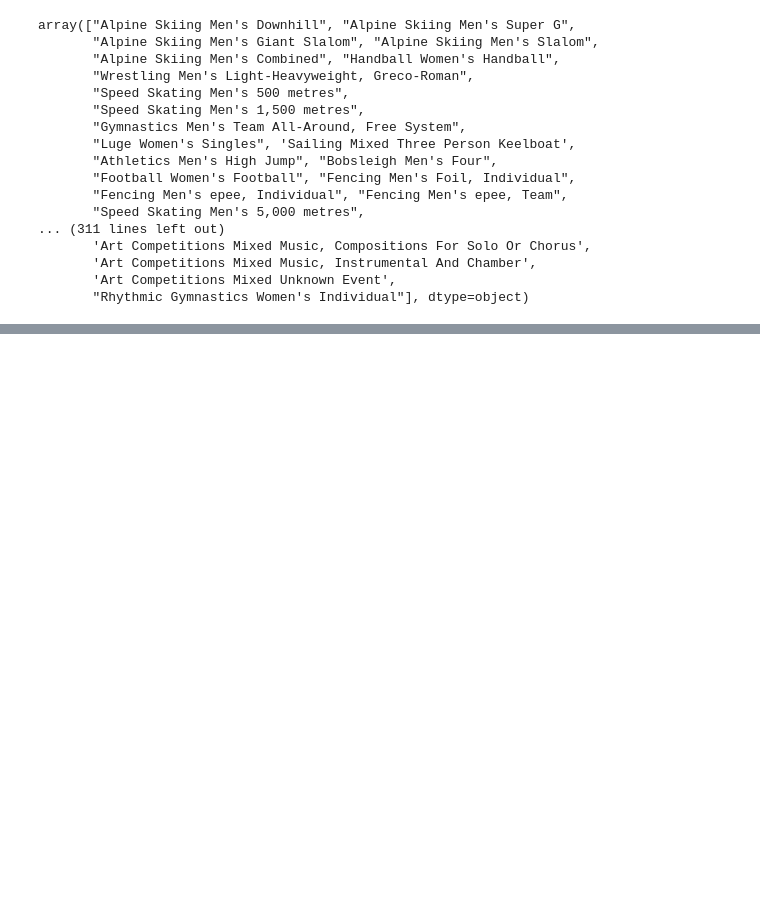
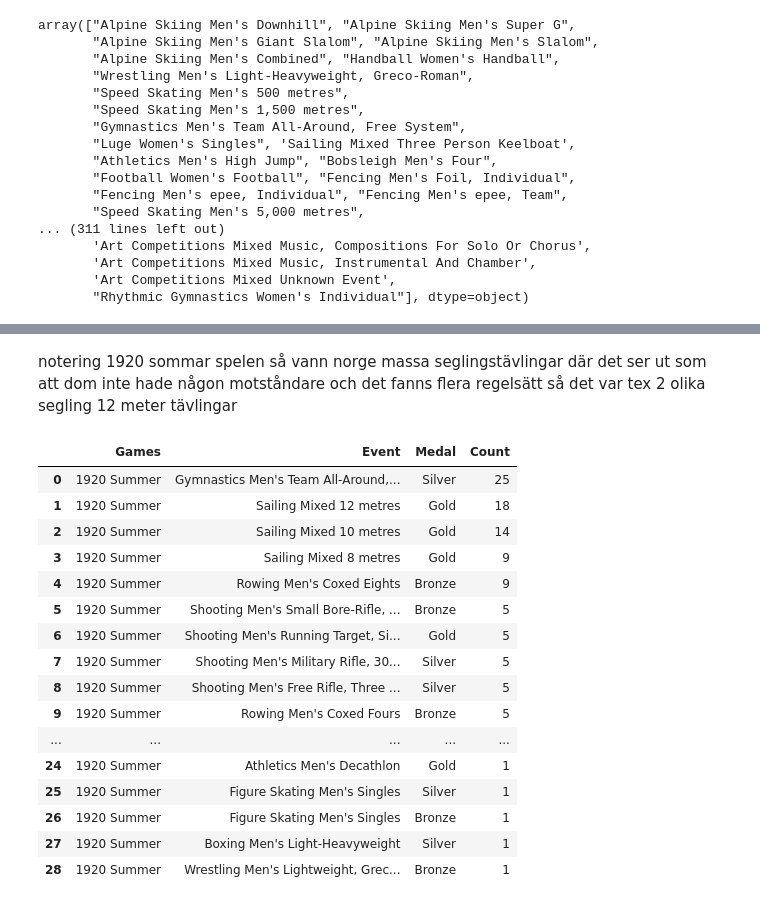
Before and after one commit to Razjoh/Projekt-os-norge, a Jupyter notebook: Rasmus_analys.ipynb, the cells around one changed output, grey strips where cells are left out. Cells and saved outputs as stored; diff of their text form; code cells hidden in the pictures; blank space fills up the shorter version.

```diff
--- a/Rasmus_analys.ipynb
+++ b/Rasmus_analys.ipynb
@@ -269,0 +387,23 @@ array(["Alpine Skiing Men's Downhill", "Alpine Skiing Men's Super G",
+# %% [markdown]
+notering 1920 sommar spelen så vann norge massa seglingstävlingar där det ser ut som att dom inte hade någon motståndare och det fanns flera regelsätt så det var tex 2 olika segling 12 meter tävlingar
+# %%
+Norway_sort = Norway.groupby(["Games", "Event", "Medal"]).size().reset_index(name="Count")
+Norway_sort[Norway_sort["Games"] == "1920 Summer"].sort_values("Count", ascending = False).reset_index(drop=True)
+# %% [output]
+|  | Games | Event | Medal | Count |
+| 0 | 1920 Summer | Gymnastics Men's Team All-Around,... | Silver | 25 |
+| 1 | 1920 Summer | Sailing Mixed 12 metres | Gold | 18 |
+| 2 | 1920 Summer | Sailing Mixed 10 metres | Gold | 14 |
+| 3 | 1920 Summer | Sailing Mixed 8 metres | Gold | 9 |
+| 4 | 1920 Summer | Rowing Men's Coxed Eights | Bronze | 9 |
+| 5 | 1920 Summer | Shooting Men's Small Bore-Rifle, ... | Bronze | 5 |
+| 6 | 1920 Summer | Shooting Men's Running Target, Si... | Gold | 5 |
+| 7 | 1920 Summer | Shooting Men's Military Rifle, 30... | Silver | 5 |
+| 8 | 1920 Summer | Shooting Men's Free Rifle, Three ... | Silver | 5 |
+| 9 | 1920 Summer | Rowing Men's Coxed Fours | Bronze | 5 |
+| ... | ... | ... | ... | ... |
+| 24 | 1920 Summer | Athletics Men's Decathlon | Gold | 1 |
+| 25 | 1920 Summer | Figure Skating Men's Singles | Silver | 1 |
+| 26 | 1920 Summer | Figure Skating Men's Singles | Bronze | 1 |
+| 27 | 1920 Summer | Boxing Men's Light-Heavyweight | Silver | 1 |
+| 28 | 1920 Summer | Wrestling Men's Lightweight, Grec... | Bronze | 1 |
```
Also changed, not shown: parts of 14 cells of this notebook, 1 other file.
